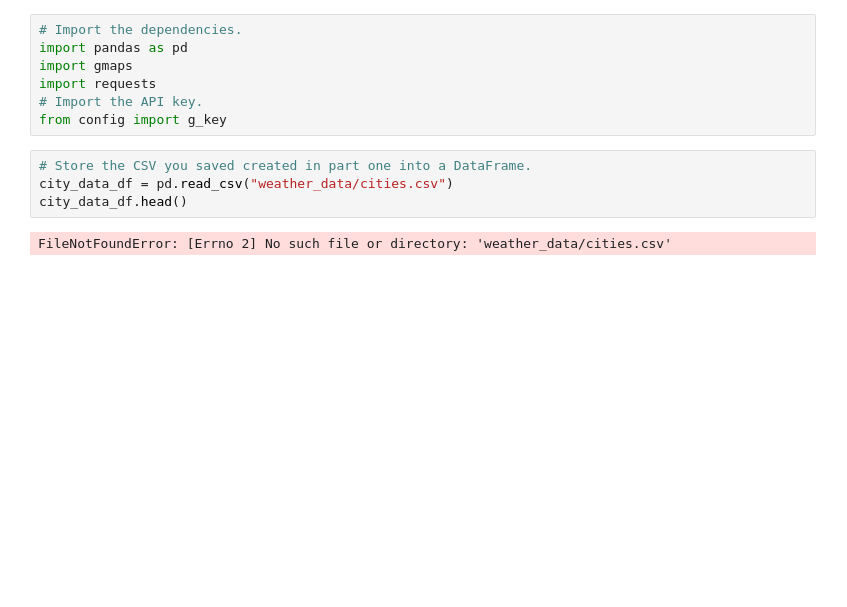
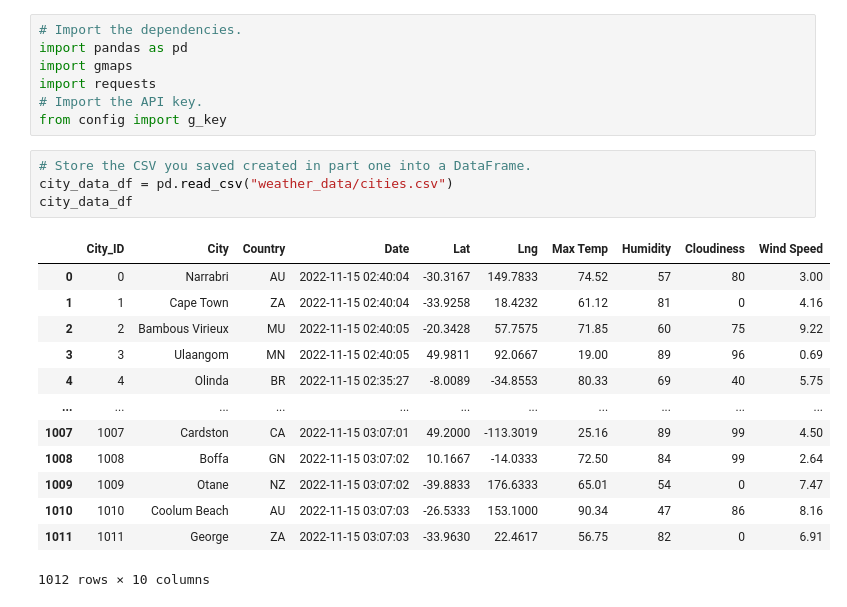
Before and after one commit to deejoseph281/World_Weather_Analysis, a Jupyter notebook: VacationPy.ipynb, the cells around one changed output. Drawn from its saved outputs; the diff is of its cells as text; blank space fills up the shorter version.

```diff
--- a/VacationPy.ipynb
+++ b/VacationPy.ipynb
@@ -8,6 +8,18 @@ from config import g_key
 # %%
 # Store the CSV you saved created in part one into a DataFrame.
 city_data_df = pd.read_csv("weather_data/cities.csv")
-city_data_df.head()
+city_data_df
 # %% [output]
+|  | City_ID | City | Country | Date | Lat | Lng | Max Temp | Humidity | Cloudiness | Wind Speed |
+| 0 | 0 | Narrabri | AU | 2022-11-15 02:40:04 | -30.3167 | 149.7833 | 74.52 | 57 | 80 | 3.00 |
+| 1 | 1 | Cape Town | ZA | 2022-11-15 02:40:04 | -33.9258 | 18.4232 | 61.12 | 81 | 0 | 4.16 |
+| 2 | 2 | Bambous Virieux | MU | 2022-11-15 02:40:05 | -20.3428 | 57.7575 | 71.85 | 60 | 75 | 9.22 |
+| 3 | 3 | Ulaangom | MN | 2022-11-15 02:40:05 | 49.9811 | 92.0667 | 19.00 | 89 | 96 | 0.69 |
+| 4 | 4 | Olinda | BR | 2022-11-15 02:35:27 | -8.0089 | -34.8553 | 80.33 | 69 | 40 | 5.75 |
+| ... | ... | ... | ... | ... | ... | ... | ... | ... | ... | ... |
+| 1007 | 1007 | Cardston | CA | 2022-11-15 03:07:01 | 49.2000 | -113.3019 | 25.16 | 89 | 99 | 4.50 |
+| 1008 | 1008 | Boffa | GN | 2022-11-15 03:07:02 | 10.1667 | -14.0333 | 72.50 | 84 | 99 | 2.64 |
+| 1009 | 1009 | Otane | NZ | 2022-11-15 03:07:02 | -39.8833 | 176.6333 | 65.01 | 54 | 0 | 7.47 |
+| 1010 | 1010 | Coolum Beach | AU | 2022-11-15 03:07:03 | -26.5333 | 153.1000 | 90.34 | 47 | 86 | 8.16 |
+| 1011 | 1011 | George | ZA | 2022-11-15 03:07:03 | -33.9630 | 22.4617 | 56.75 | 82 | 0 | 6.91 |
-FileNotFoundError: [Errno 2] No such file or directory: 'weather_data/cities.csv'
+1012 rows × 10 columns
```
Also changed, not shown: parts of 22 cells of this notebook.
